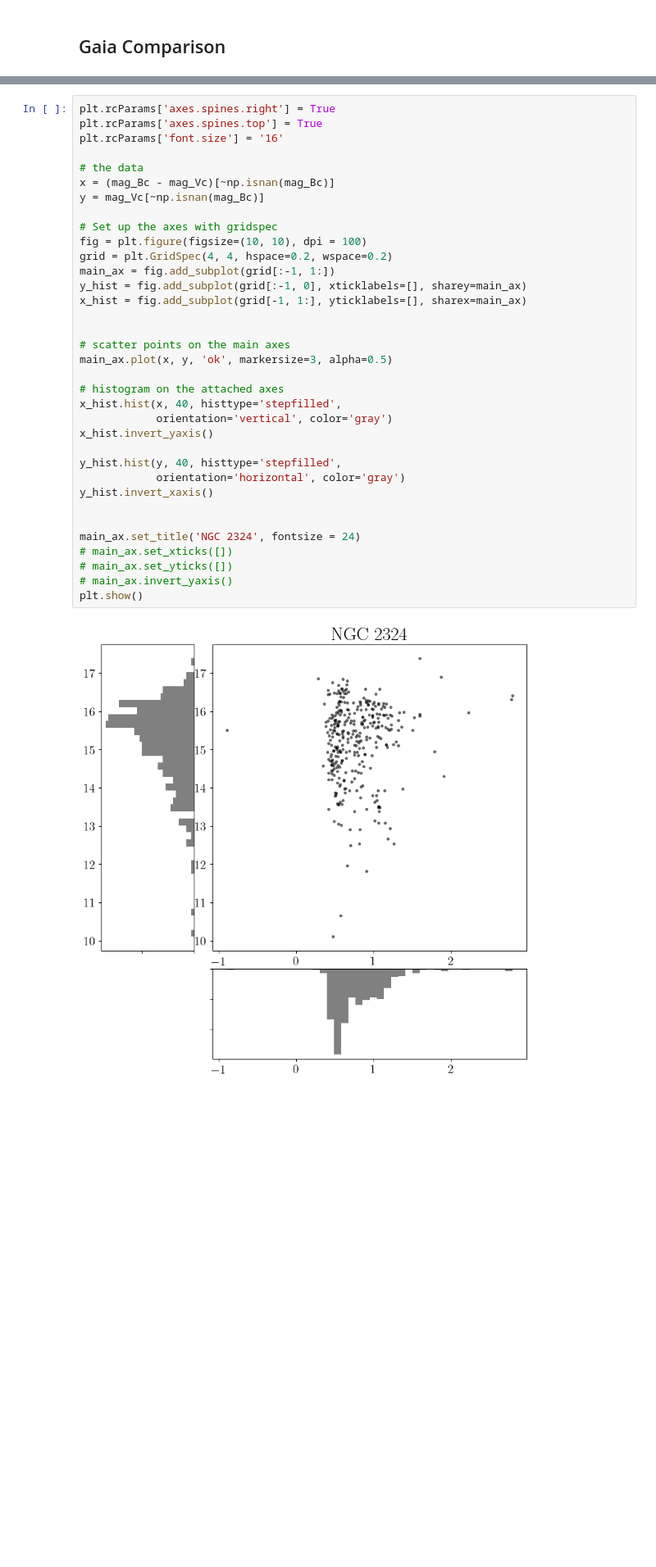
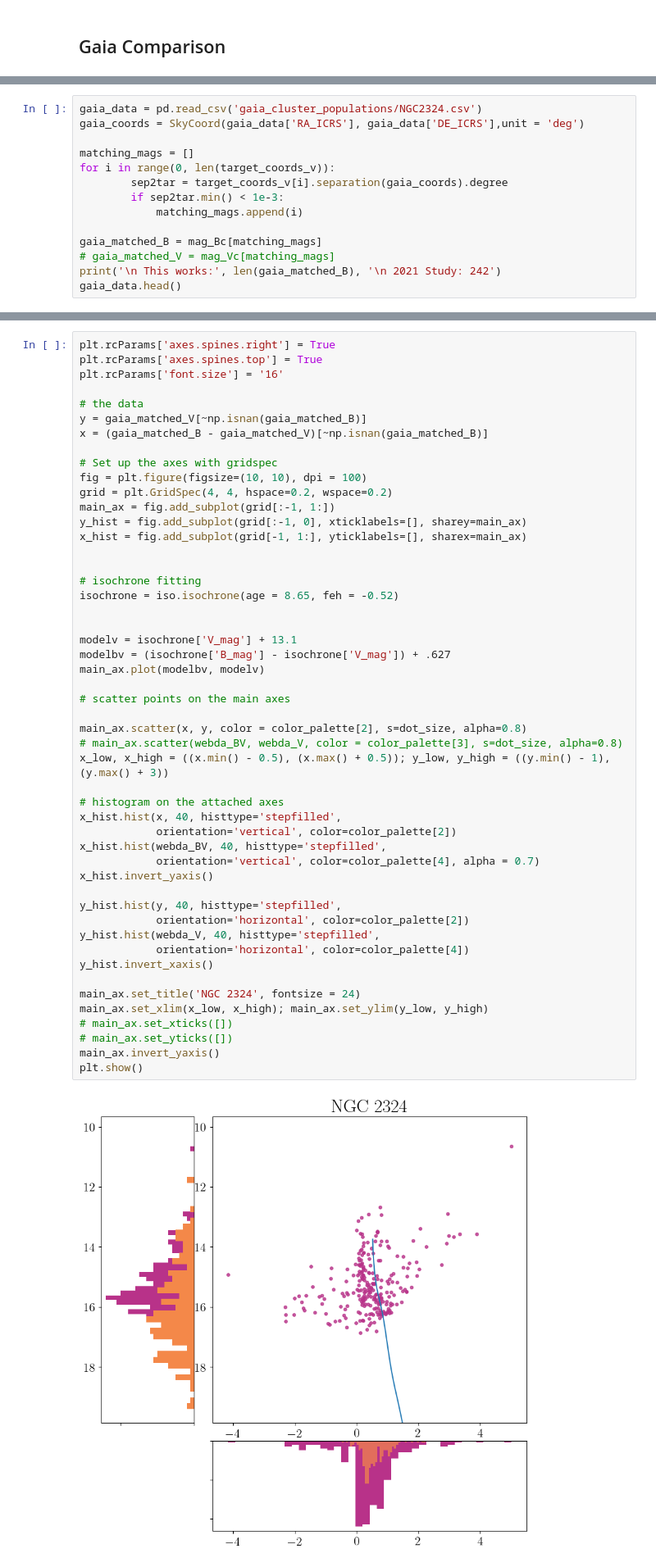
Before and after one commit to OwenJohnsons/Final_Year_Project, a Jupyter notebook: Code/classification.ipynb, the cells around one changed output, grey strips where cells are left out. Shown: that part at 82% size. Drawn from its saved outputs; the diff is of its cells as text; blank space fills up the shorter version.

Commit message:
Isochrone analysis and plot updates.

```diff
--- a/Code/classification.ipynb
+++ b/Code/classification.ipynb
@@ -291,0 +288,14 @@ gaia_data.head()
+# %%
+gaia_data = pd.read_csv('gaia_cluster_populations/NGC2324.csv')
+gaia_coords = SkyCoord(gaia_data['RA_ICRS'], gaia_data['DE_ICRS'],unit = 'deg')
+
+matching_mags = []
+for i in range(0, len(target_coords_v)):
+        sep2tar = target_coords_v[i].separation(gaia_coords).degree
+        if sep2tar.min() < 1e-3:
+            matching_mags.append(i)
+
+gaia_matched_B = mag_Bc[matching_mags]
+# gaia_matched_V = mag_Vc[matching_mags]
+print('\n This works:', len(gaia_matched_B), '\n 2021 Study: 242')
+gaia_data.head()
@@ -292,37 +311,52 @@ gaia_data.head()
 # %%
 plt.rcParams['axes.spines.right'] = True
 plt.rcParams['axes.spines.top'] = True
 plt.rcParams['font.size'] = '16'
 
 # the data
-x = (mag_Bc - mag_Vc)[~np.isnan(mag_Bc)]
-y = mag_Vc[~np.isnan(mag_Bc)]
+y = gaia_matched_V[~np.isnan(gaia_matched_B)]
+x = (gaia_matched_B - gaia_matched_V)[~np.isnan(gaia_matched_B)]
 
 # Set up the axes with gridspec
 fig = plt.figure(figsize=(10, 10), dpi = 100)
 grid = plt.GridSpec(4, 4, hspace=0.2, wspace=0.2)
 main_ax = fig.add_subplot(grid[:-1, 1:])
 y_hist = fig.add_subplot(grid[:-1, 0], xticklabels=[], sharey=main_ax)
 x_hist = fig.add_subplot(grid[-1, 1:], yticklabels=[], sharex=main_ax)
 
 
+# isochrone fitting
+isochrone = iso.isochrone(age = 8.65, feh = -0.52)
+
+
+modelv = isochrone['V_mag'] + 13.1
+modelbv = (isochrone['B_mag'] - isochrone['V_mag']) + .627
+main_ax.plot(modelbv, modelv)
+
 # scatter points on the main axes
-main_ax.plot(x, y, 'ok', markersize=3, alpha=0.5)
+
+main_ax.scatter(x, y, color = color_palette[2], s=dot_size, alpha=0.8)
+# main_ax.scatter(webda_BV, webda_V, color = color_palette[3], s=dot_size, alpha=0.8)
+x_low, x_high = ((x.min() - 0.5), (x.max() + 0.5)); y_low, y_high = ((y.min() - 1), (y.max() + 3))
 
 # histogram on the attached axes
 x_hist.hist(x, 40, histtype='stepfilled',
-            orientation='vertical', color='gray')
+            orientation='vertical', color=color_palette[2])
+x_hist.hist(webda_BV, 40, histtype='stepfilled',
+            orientation='vertical', color=color_palette[4], alpha = 0.7)
 x_hist.invert_yaxis()
 
 y_hist.hist(y, 40, histtype='stepfilled',
-            orientation='horizontal', color='gray')
+            orientation='horizontal', color=color_palette[2])
+y_hist.hist(webda_V, 40, histtype='stepfilled',
+            orientation='horizontal', color=color_palette[4])
 y_hist.invert_xaxis()
 
-
 main_ax.set_title('NGC 2324', fontsize = 24)
+main_ax.set_xlim(x_low, x_high); main_ax.set_ylim(y_low, y_high)
 # main_ax.set_xticks([])
 # main_ax.set_yticks([])
-# main_ax.invert_yaxis()
+main_ax.invert_yaxis()
 plt.show()
 # %% [output]
-[figure, old version]
+[figure, new version]
```
Also changed, not shown: parts of 15 cells of this notebook, 15 other files.
